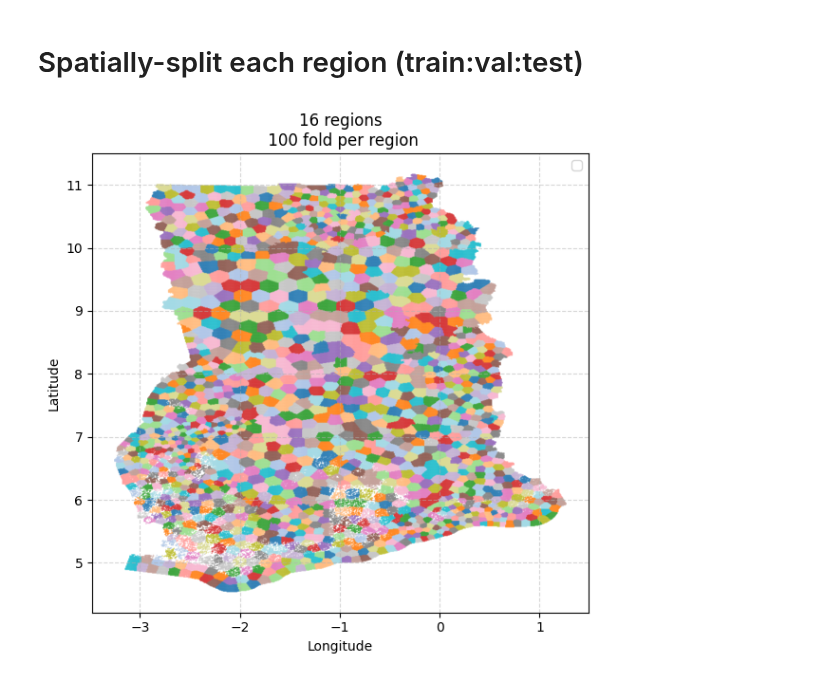
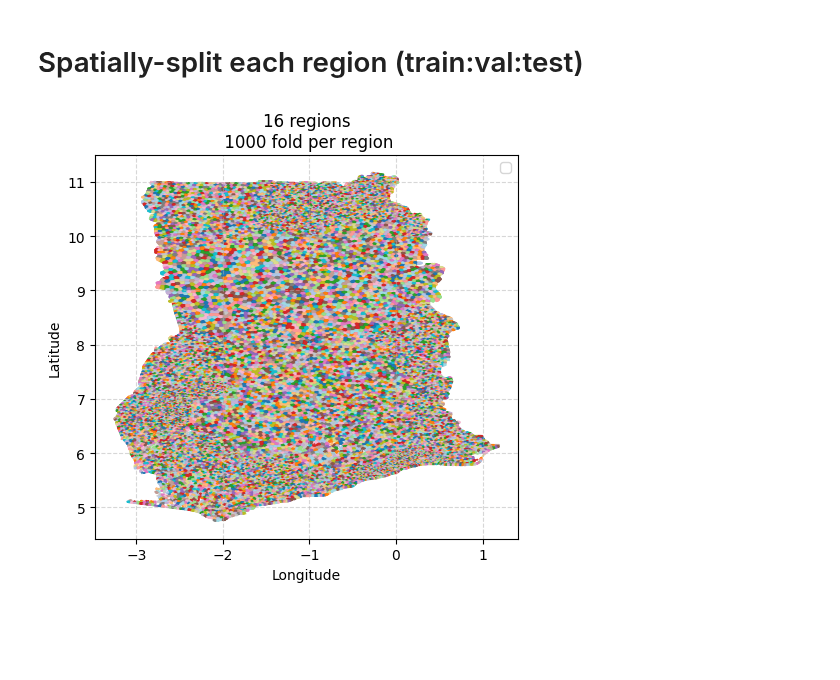
Before and after one commit to arthurgassner-synotis/forestero-skymap-poc, a Jupyter notebook: nb/03-split.ipynb, the cells around one changed output. Cells and saved outputs as stored; diff of their text form; code cells hidden in the pictures; blank space fills up the shorter version.

```diff
--- a/nb/03-split.ipynb
+++ b/nb/03-split.ipynb
@@ -33,7 +38,7 @@ plt.show()
 # %% [markdown]
 # Spatially-split each region (train:val:test)
 # %%
-def add_folds(df, n_folds: int = 100):
+def add_folds(df, n_folds: int = 1_000):
     """Create n_folds spatially, where each region has its own folds (no overlap)."""
 
     df = df.copy()
@@ -74,20 +79,20 @@ def add_folds(df, n_folds: int = 100):
 df = add_folds(df)
 # %%
 # Plot the folds
-plt.figure(figsize=(6, 6))
+plt.figure(figsize=(5, 5))
 sns.scatterplot(data=df, x='lon', y='lat', hue='fold_idx', palette='tab20', s=1, alpha=0.5, edgecolor=None)
 
 n_fold_per_region = int(df.groupby('region').fold_idx.nunique().min())
 plt.title(f'{df.region.nunique()} regions\n {n_fold_per_region} fold per region')
 plt.xlabel('Longitude')
 plt.ylabel('Latitude')
 plt.legend([])
 plt.grid(True, linestyle='--', alpha=0.5)
 plt.tight_layout()
 
 plt.show()
 # %% [output]
-[figure, old version]
+[figure, new version]
 # %%
 import pandas as pd
 
```
Also changed, not shown: parts of 2 cells of this notebook, 6 other files.
